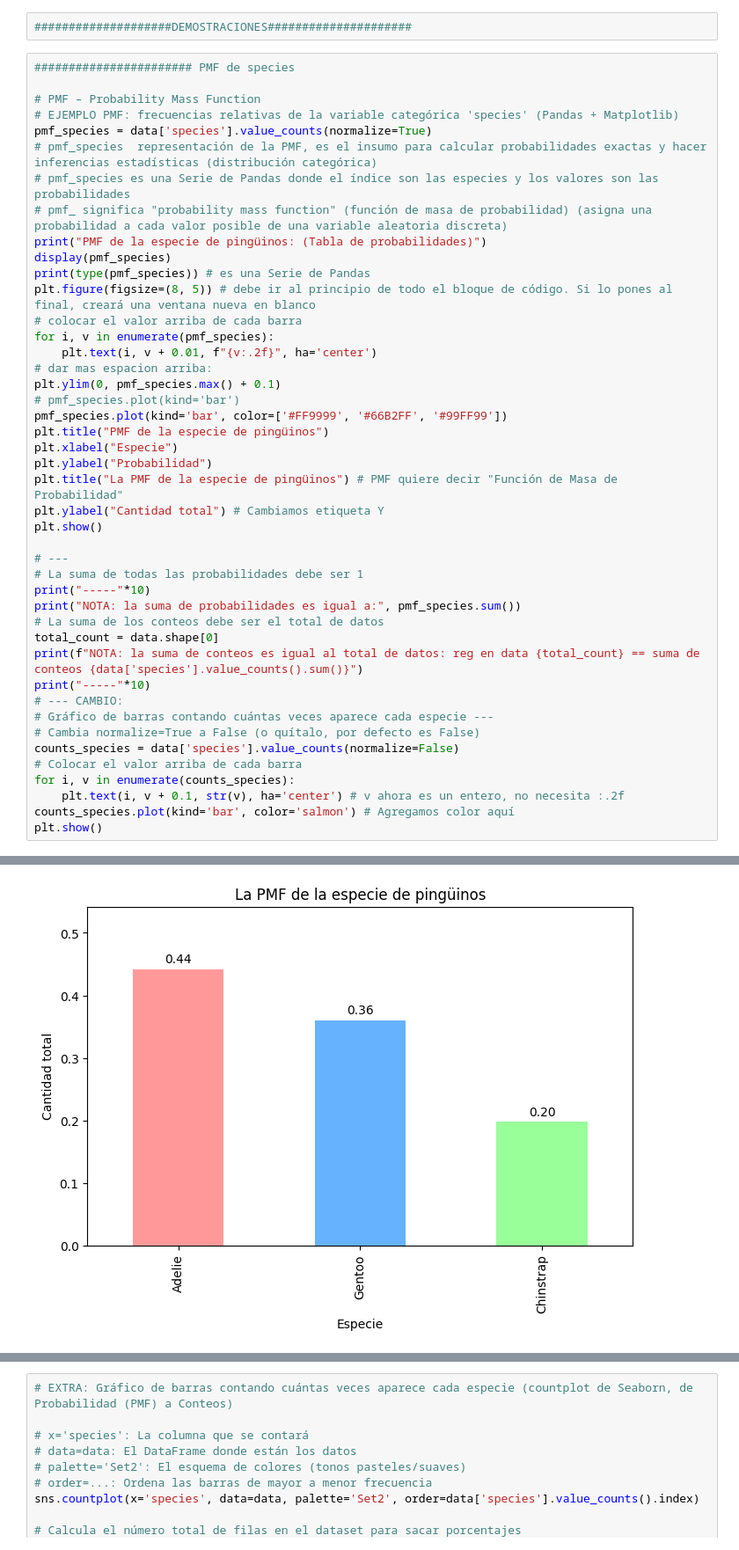
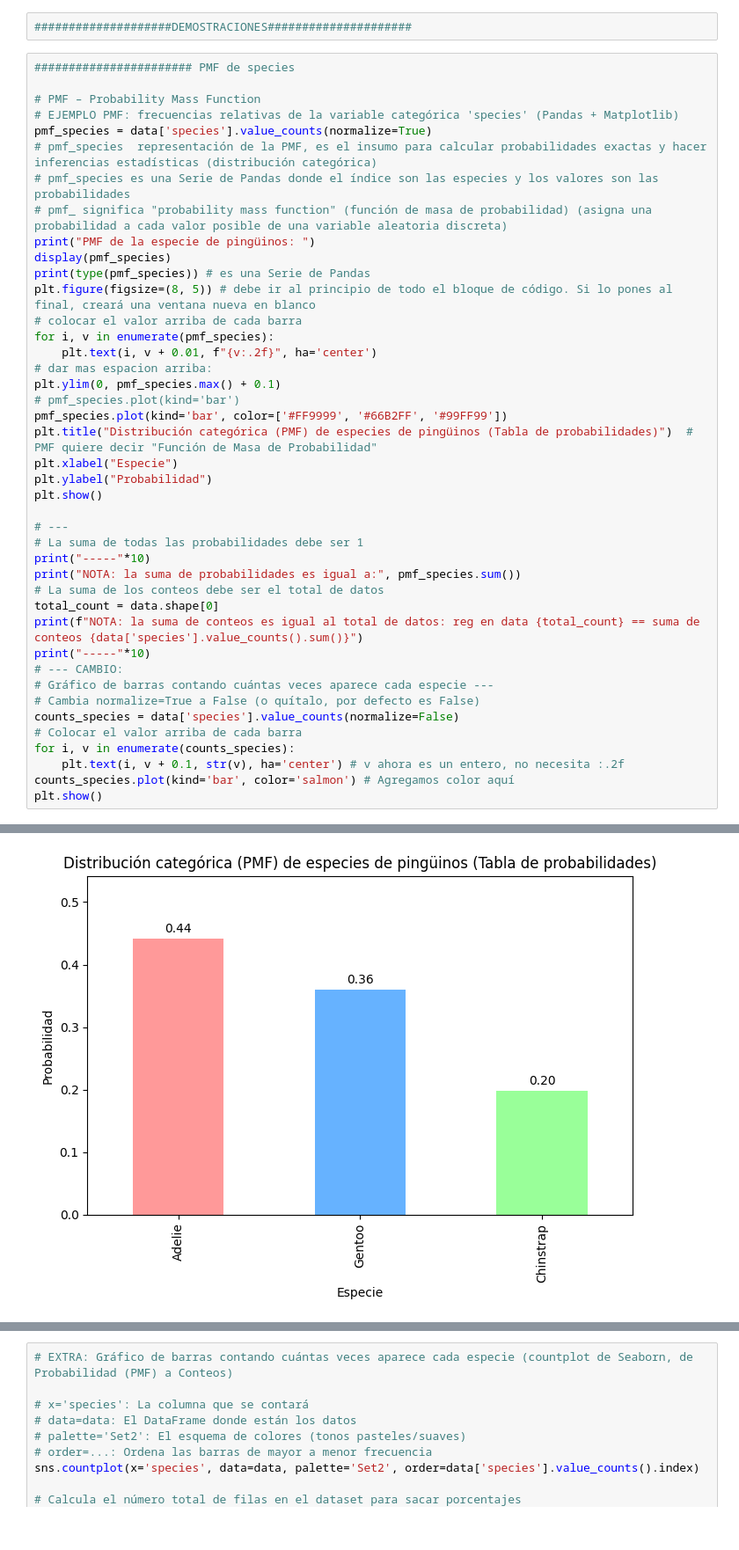
Before and after one commit to alvarohrv/data-analysis-py-sandbox, a Jupyter notebook: src/clase02_cursoPlatzi/02_tema_PMF.ipynb, the cells around one changed output, grey strips where cells are left out. Shown at 88% size. Drawn from its saved outputs; the diff is of its cells as text.

```diff
--- a/src/clase02_cursoPlatzi/02_tema_PMF.ipynb
+++ b/src/clase02_cursoPlatzi/02_tema_PMF.ipynb
@@ -71,7 +75,7 @@ pmf_species = data['species'].value_counts(normalize=True)
 # pmf_species  representación de la PMF, es el insumo para calcular probabilidades exactas y hacer inferencias estadísticas (distribución categórica)
 # pmf_species es una Serie de Pandas donde el índice son las especies y los valores son las probabilidades
 # pmf_ significa "probability mass function" (función de masa de probabilidad) (asigna una probabilidad a cada valor posible de una variable aleatoria discreta)
-print("PMF de la especie de pingüinos: (Tabla de probabilidades)")
+print("PMF de la especie de pingüinos: ")
 display(pmf_species)
 print(type(pmf_species)) # es una Serie de Pandas
 plt.figure(figsize=(8, 5)) # debe ir al principio de todo el bloque de código. Si lo pones al final, creará una ventana nueva en blanco
@@ -82,11 +86,9 @@ for i, v in enumerate(pmf_species):
 plt.ylim(0, pmf_species.max() + 0.1)
 # pmf_species.plot(kind='bar')
 pmf_species.plot(kind='bar', color=['#FF9999', '#66B2FF', '#99FF99'])
-plt.title("PMF de la especie de pingüinos")
+plt.title("Distribución categórica (PMF) de especies de pingüinos (Tabla de probabilidades)")  # PMF quiere decir "Función de Masa de Probabilidad"
 plt.xlabel("Especie")
 plt.ylabel("Probabilidad")
-plt.title("La PMF de la especie de pingüinos") # PMF quiere decir "Función de Masa de Probabilidad"
-plt.ylabel("Cantidad total") # Cambiamos etiqueta Y
 plt.show()
 
 # ---
@@ -111,10 +113,10 @@ PMF de la especie de pingüinos: (Tabla de probabilidades)
 species
 Adelie       0.441860
 Gentoo       0.360465
 Chinstrap    0.197674
 Name: proportion, dtype: float64
 <class 'pandas.core.series.Series'>
-[figure, old version]
+[figure, new version]
 --------------------------------------------------
 NOTA: la suma de probabilidades es igual a: 1.0
 NOTA: la suma de conteos es igual al total de datos: reg en data 344 == suma de conteos 344
```
Also changed, not shown: parts of 5 cells of this notebook, 14 other files.
